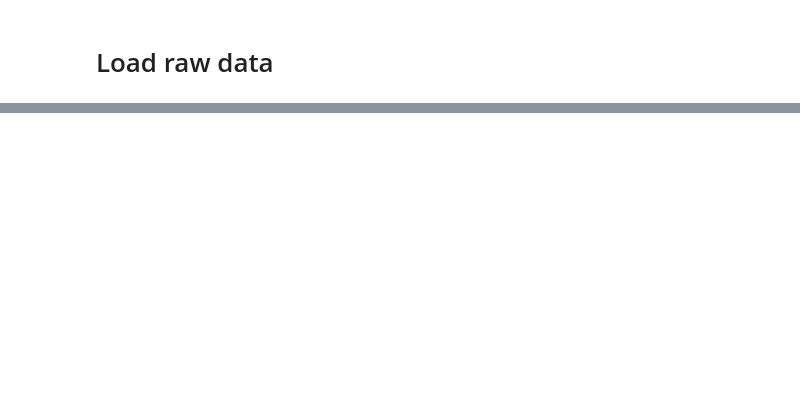
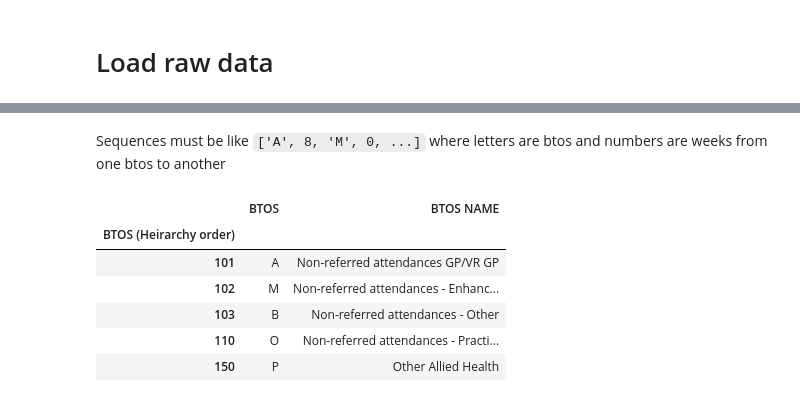
Before and after one commit to samuelefiorini/tangle, a Jupyter notebook: notebooks/make_xy.ipynb, the cells around one changed output, grey strips where cells are left out. Saved outputs shown, nothing was run; the diff lists cells and outputs as text; code cells hidden in the pictures; blank space fills up the shorter version.

```diff
--- a/notebooks/make_xy.ipynb
+++ b/notebooks/make_xy.ipynb
@@ -38,0 +43,13 @@ print(len(neg_id), 'negative samples')
+# %% [markdown]
+Sequences must be like `['A', 8, 'M', 0, ...]` where letters are btos and numbers are weeks from one btos to another
+# %%
+btos_details = pd.read_csv('../mbspbs10pc/data/btos_details.csv', header=0, index_col=0)
+btos_details.head()
+# %% [output]
+|  | BTOS | BTOS NAME |
+| BTOS (Heirarchy order) |  |  |
+| 101 | A | Non-referred attendances GP/VR GP |
+| 102 | M | Non-referred attendances - Enhanc... |
+| 103 | B | Non-referred attendances - Other |
+| 110 | O | Non-referred attendances - Practi... |
+| 150 | P | Other Allied Health |
```
Also changed, not shown: parts of 17 cells of this notebook, 4 other files.
